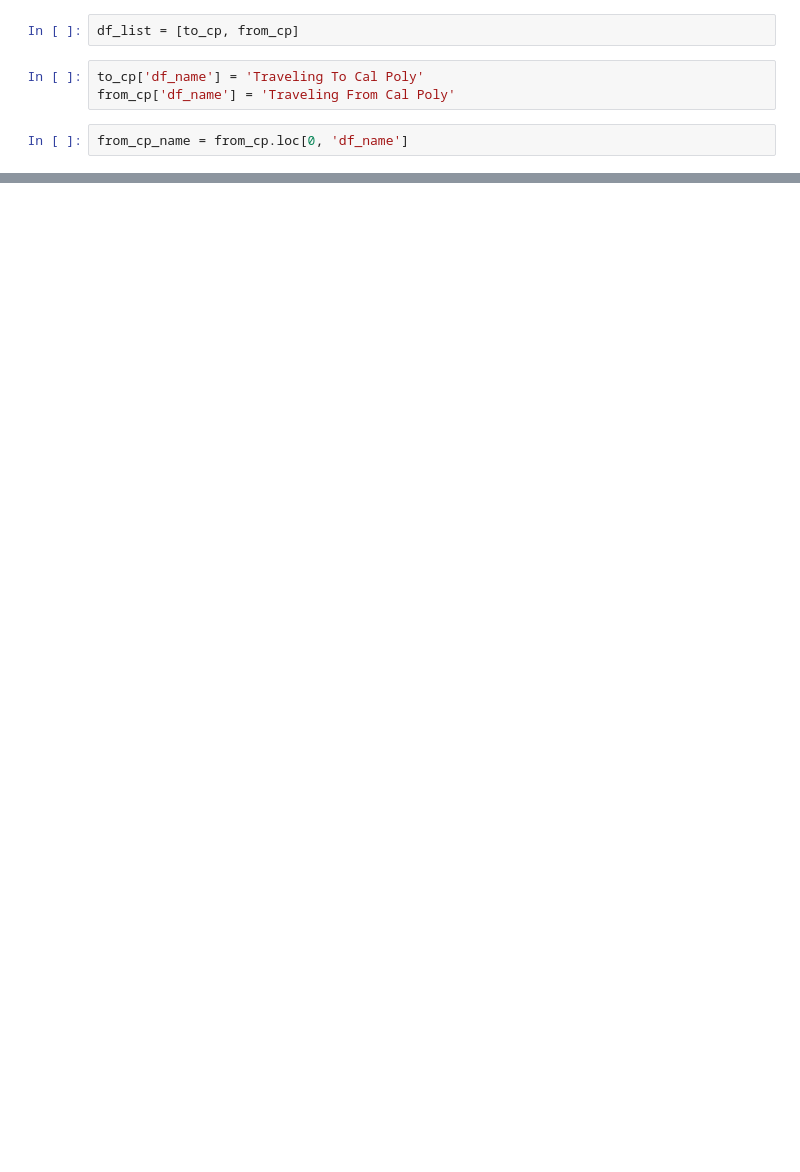
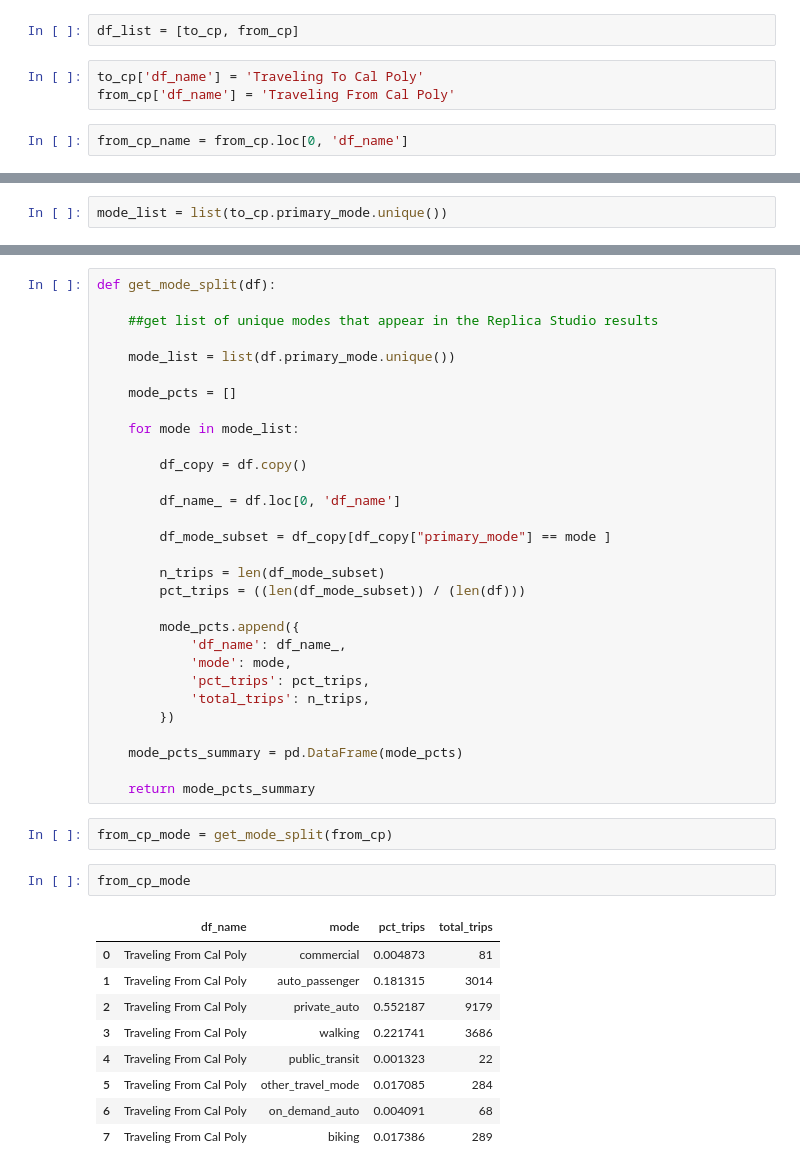
Before and after one commit to cal-itp/big-data-geoanalytics, a Jupyter notebook: replica/transit_od_analysis/big_data_od_analysis.ipynb, the cells around one changed output, grey strips where cells are left out. Drawn from its saved outputs; the diff is of its cells as text; blank space fills up the shorter version.

Commit message:
add in mode breakdown

```diff
--- a/replica/transit_od_analysis/big_data_od_analysis.ipynb
+++ b/replica/transit_od_analysis/big_data_od_analysis.ipynb
@@ -244,0 +269,2 @@ return_score_summary(df_list)
+# %%
+mode_list = list(to_cp.primary_mode.unique())
@@ -244,0 +282,44 @@ return_score_summary(df_list)
+# %%
+def get_mode_split(df):
+
+    ##get list of unique modes that appear in the Replica Studio results
+
+    mode_list = list(df.primary_mode.unique())
+
+    mode_pcts = []
+
+    for mode in mode_list:
+
+        df_copy = df.copy()
+
+        df_name_ = df.loc[0, 'df_name']
+
+        df_mode_subset = df_copy[df_copy["primary_mode"] == mode ]
+
+        n_trips = len(df_mode_subset)
+        pct_trips = ((len(df_mode_subset)) / (len(df)))
+
+        mode_pcts.append({
+            'df_name': df_name_,
+            'mode': mode,
+            'pct_trips': pct_trips,
+            'total_trips': n_trips,
+        })
+
+    mode_pcts_summary = pd.DataFrame(mode_pcts)
+
+    return mode_pcts_summary
+# %%
+from_cp_mode = get_mode_split(from_cp)
+# %%
+from_cp_mode
+# %% [output]
+|  | df_name | mode | pct_trips | total_trips |
+| 0 | Traveling From Cal Poly | commercial | 0.004873 | 81 |
+| 1 | Traveling From Cal Poly | auto_passenger | 0.181315 | 3014 |
+| 2 | Traveling From Cal Poly | private_auto | 0.552187 | 9179 |
+| 3 | Traveling From Cal Poly | walking | 0.221741 | 3686 |
+| 4 | Traveling From Cal Poly | public_transit | 0.001323 | 22 |
+| 5 | Traveling From Cal Poly | other_travel_mode | 0.017085 | 284 |
+| 6 | Traveling From Cal Poly | on_demand_auto | 0.004091 | 68 |
+| 7 | Traveling From Cal Poly | biking | 0.017386 | 289 |
```
Also changed, not shown: parts of 15 cells of this notebook.
